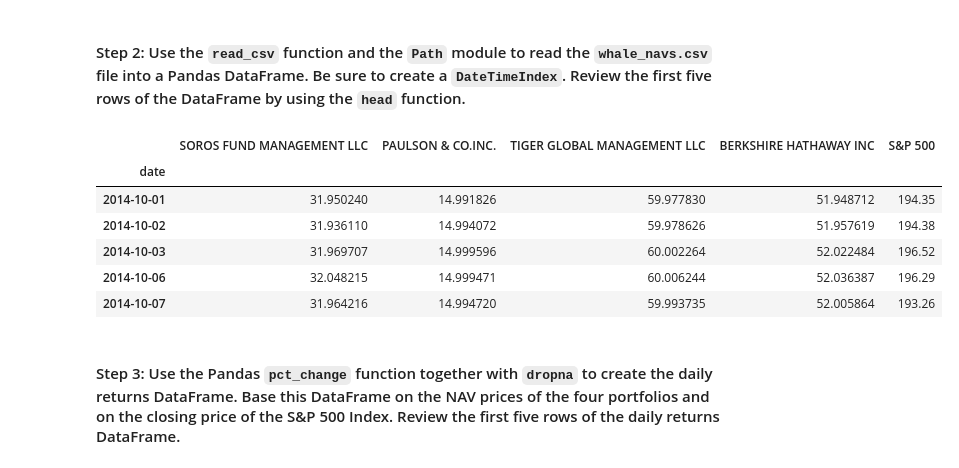
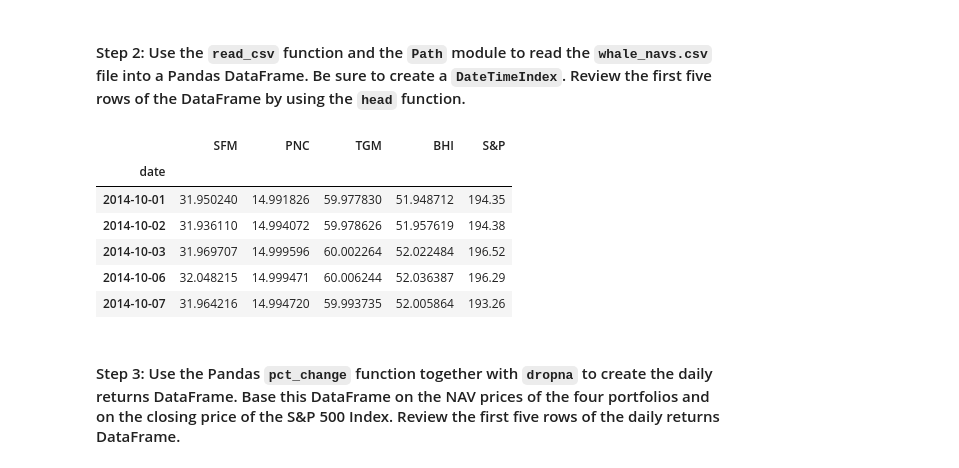
Before and after one commit to yv-i/Module_4_Challenge, a Jupyter notebook: risk_return_analysis.ipynb, the cells around one changed output. Saved outputs shown, nothing was run; the diff lists cells and outputs as text; code cells hidden in the pictures.

```diff
--- a/risk_return_analysis.ipynb
+++ b/risk_return_analysis.ipynb
@@ -111,13 +111,15 @@ import seaborn as sns
 # %%
 # Import the data by reading in the CSV file and setting the DatetimeIndex
 # Review the first 5 rows of the DataFrame
 # YOUR CODE HERE
 whale_data = Path("./Resources/whale_navs.csv")
 whale_df = pd.read_csv(whale_data, index_col="date", infer_datetime_format=True, parse_dates=True)
+whale_df.columns = ['SFM', 'PNC', 'TGM', 'BHI', 'S&P']
+
 
 whale_df.head()
 # %% [output]
-|  | SOROS FUND MANAGEMENT LLC | PAULSON & CO.INC. | TIGER GLOBAL MANAGEMENT LLC | BERKSHIRE HATHAWAY INC | S&P 500 |
+|  | SFM | PNC | TGM | BHI | S&P |
 | date |  |  |  |  |  |
 | 2014-10-01 | 31.950240 | 14.991826 | 59.977830 | 51.948712 | 194.35 |
 | 2014-10-02 | 31.936110 | 14.994072 | 59.978626 | 51.957619 | 194.38 |
```
Also changed, not shown: parts of 27 cells of this notebook.
